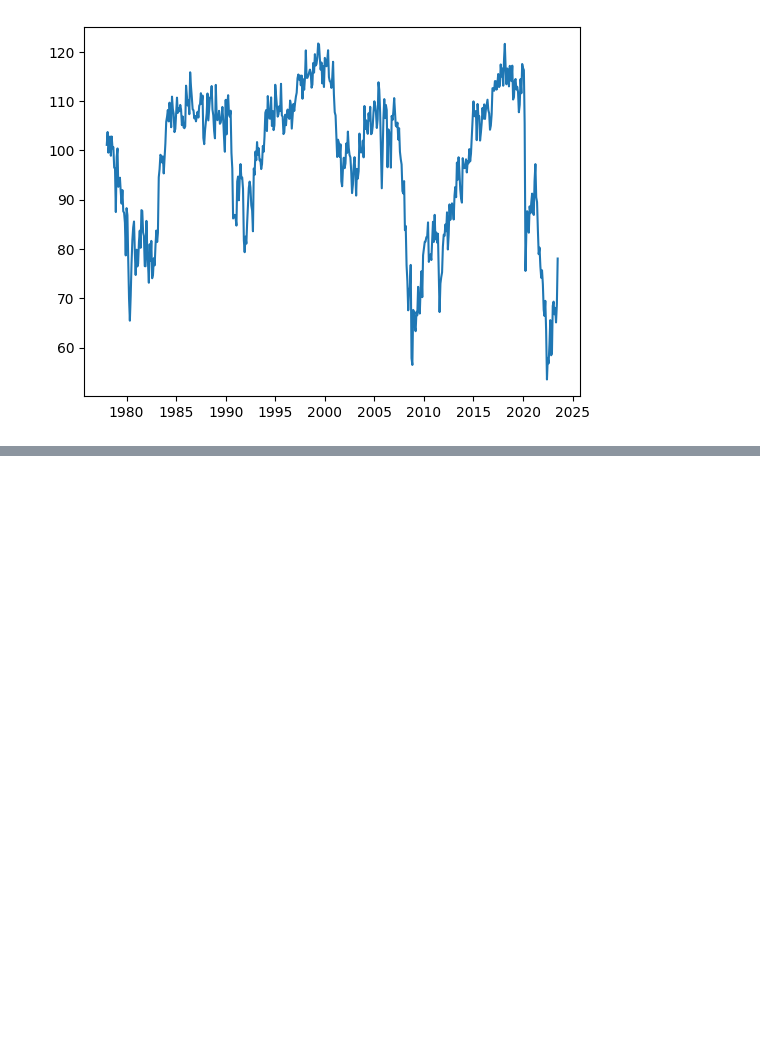
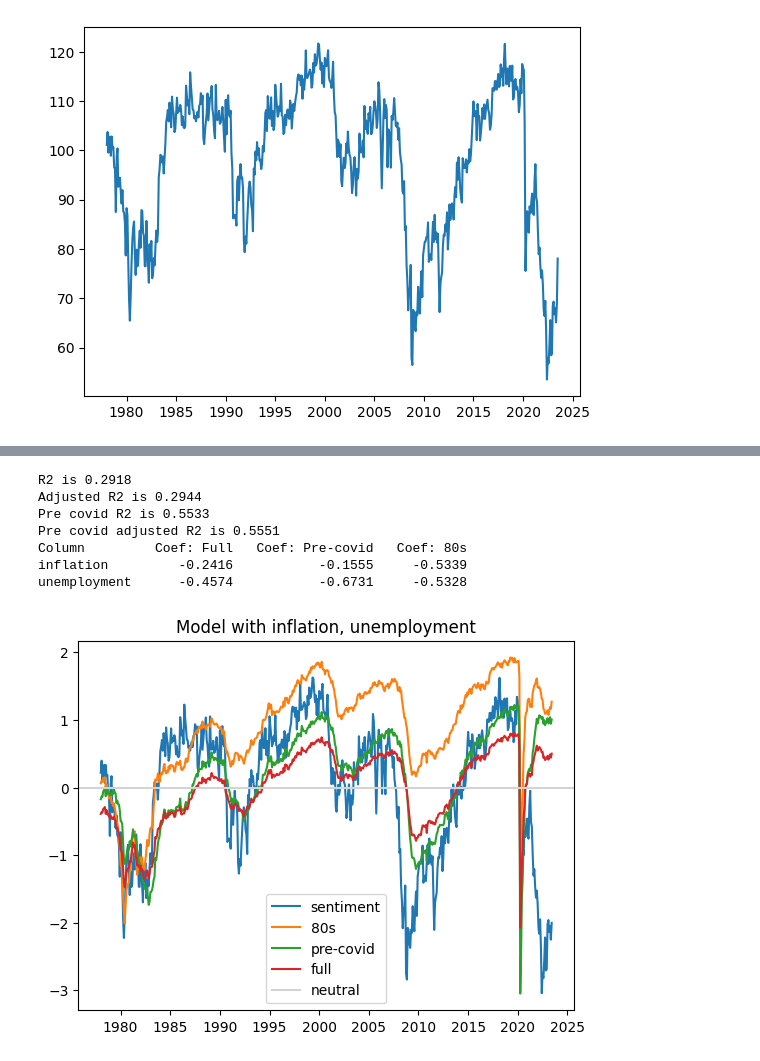
Before and after one commit to nwbvt/economic_perception, a Jupyter notebook: EconomySentiment.ipynb, the cells around one changed output, grey strips where cells are left out. Saved outputs shown, nothing was run; the diff lists cells and outputs as text; code cells hidden in the pictures; blank space fills up the shorter version.

```diff
--- a/EconomySentiment.ipynb
+++ b/EconomySentiment.ipynb
@@ -58,4 +61,39 @@ data_precovid = data[data.index < '2020-02-01']
-# %%
-model_80s = LinearRegression().fit(data_80s[['inflation', 'unemployment']], data_80s.sentiment)
-model_precovid = LinearRegression().fit(data_precovid[['inflation', 'unemployment']], data_precovid.sentiment)
-model_full = LinearRegression().fit(data[['inflation', 'unemployment']], data.sentiment)
+# %%
+def try_model(data, cols):
+    data = data[cols + ['sentiment']].dropna()
+    data_80s = data[data.index < '1990']
+    data_precovid = data[data.index < '2020-02-01']
+    model_80s = LinearRegression().fit(data_80s[cols], data_80s.sentiment)
+    model_precovid = LinearRegression().fit(data_precovid[cols], data_precovid.sentiment)
+    model_full = LinearRegression().fit(data[cols], data.sentiment)
+    r2 = model_full.score(data[cols], data.sentiment)
+    print(f"R2 is {r2:.4}")
+    ar2 = 1-(1-r2)/((len(data)-1)/(len(data)-len(cols)-1))
+    print(f"Adjusted R2 is {ar2:.4}")
+    r2 = model_precovid.score(data_precovid[cols], data_precovid.sentiment)
+    print(f"Pre covid R2 is {r2:.4}")
+    ar2 = 1-(1-r2)/((len(data_precovid)-1)/(len(data_precovid)-len(cols)-1))
+    print(f"Pre covid adjusted R2 is {ar2:.4}")
+    max_col = max([len(c) for c in cols])
+    print(f"{'Column':{max_col}} {'Coef: Full':>12} {'Coef: Pre-covid':>17} {'Coef: 80s':>11}")
+    for col, coef_full, coef_pre, coef_80s in zip(cols, model_full.coef_, model_precovid.coef_, model_80s.coef_):
+        print(f"{col:{max_col}} {coef_full:>12.4f} {coef_pre:>17.4f} {coef_80s:>11.4f}")
+    plt.plot(data.sentiment)
+    plt.plot(data.index, model_80s.predict(data[cols]))
+    plt.plot(data.index, model_precovid.predict(data[cols]))
+    plt.plot(data.index, model_full.predict(data[cols]))
+    plt.axhline(y = 0, color='lightgrey')
+    plt.legend(['sentiment', '80s', 'pre-covid', 'full', 'neutral'])
+    plt.title(f"Model with {', '.join(cols)}")
+    plt.show()
+# %%
+try_model(data, ['inflation', 'unemployment'])
+# %% [output]
+R2 is 0.2918
+Adjusted R2 is 0.2944
+Pre covid R2 is 0.5533
+Pre covid adjusted R2 is 0.5551
+Column         Coef: Full   Coef: Pre-covid   Coef: 80s
+inflation         -0.2416           -0.1555     -0.5339
+unemployment      -0.4574           -0.6731     -0.5328
+[figure, added]
```
Also changed, not shown: parts of 17 cells of this notebook, 1 other file.
